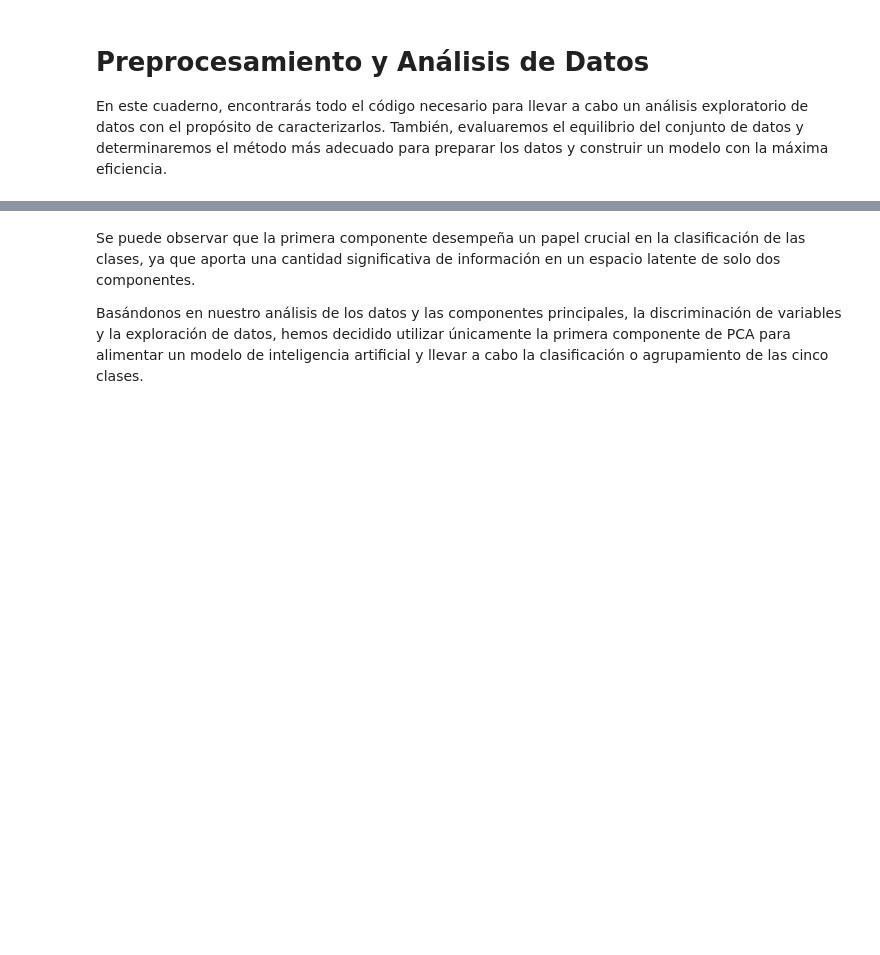
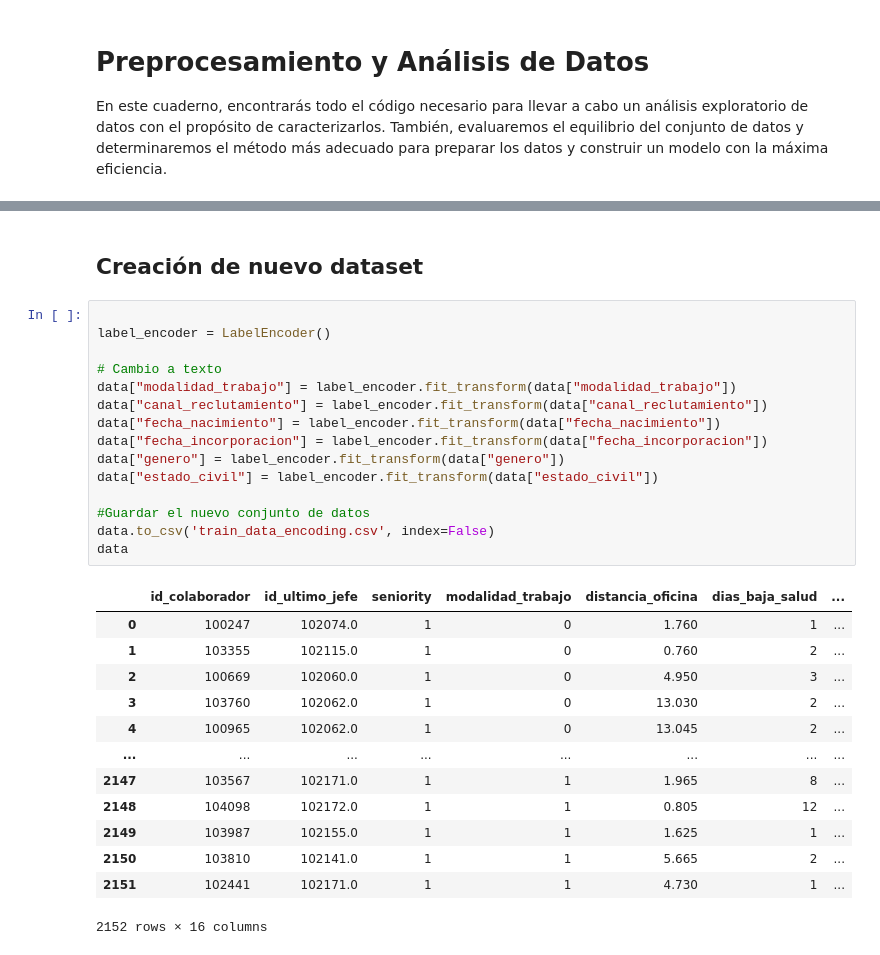
Before and after one commit to DataHumanizers/Data-analysis-and-cleaning, a Jupyter notebook: Preprocesamiento_Analisis.ipynb, the cells around one changed output, grey strips where cells are left out. Saved outputs shown, nothing was run; the diff lists cells and outputs as text; blank space fills up the shorter version.

```diff
--- a/Preprocesamiento_Analisis.ipynb
+++ b/Preprocesamiento_Analisis.ipynb
@@ -166,4 +63,31 @@ WARNING:matplotlib.legend:No artists with labels found to put in legend.  Note t
-# %% [markdown]
-Se puede observar que la primera componente desempeña un papel crucial en la clasificación de las clases, ya que aporta una cantidad significativa de información en un espacio latente de solo dos componentes.
-
-Basándonos en nuestro análisis de los datos y las componentes principales, la discriminación de variables y la exploración de datos, hemos decidido utilizar únicamente la primera componente de PCA para alimentar un modelo de inteligencia artificial y llevar a cabo la clasificación o agrupamiento de las cinco clases.
+# %% [markdown]
+## Creación de nuevo dataset
+# %%
+
+label_encoder = LabelEncoder()
+
+# Cambio a texto
+data["modalidad_trabajo"] = label_encoder.fit_transform(data["modalidad_trabajo"])
+data["canal_reclutamiento"] = label_encoder.fit_transform(data["canal_reclutamiento"])
+data["fecha_nacimiento"] = label_encoder.fit_transform(data["fecha_nacimiento"])
+data["fecha_incorporacion"] = label_encoder.fit_transform(data["fecha_incorporacion"])
+data["genero"] = label_encoder.fit_transform(data["genero"])
+data["estado_civil"] = label_encoder.fit_transform(data["estado_civil"])
+
+#Guardar el nuevo conjunto de datos
+data.to_csv('train_data_encoding.csv', index=False)
+data
+# %% [output]
+|  | id_colaborador | id_ultimo_jefe | seniority | modalidad_trabajo | distancia_oficina | dias_baja_salud | ... |
+| 0 | 100247 | 102074.0 | 1 | 0 | 1.760 | 1 | ... |
+| 1 | 103355 | 102115.0 | 1 | 0 | 0.760 | 2 | ... |
+| 2 | 100669 | 102060.0 | 1 | 0 | 4.950 | 3 | ... |
+| 3 | 103760 | 102062.0 | 1 | 0 | 13.030 | 2 | ... |
+| 4 | 100965 | 102062.0 | 1 | 0 | 13.045 | 2 | ... |
+| ... | ... | ... | ... | ... | ... | ... | ... |
+| 2147 | 103567 | 102171.0 | 1 | 1 | 1.965 | 8 | ... |
+| 2148 | 104098 | 102172.0 | 1 | 1 | 0.805 | 12 | ... |
+| 2149 | 103987 | 102155.0 | 1 | 1 | 1.625 | 1 | ... |
+| 2150 | 103810 | 102141.0 | 1 | 1 | 5.665 | 2 | ... |
+| 2151 | 102441 | 102171.0 | 1 | 1 | 4.730 | 1 | ... |
+2152 rows × 16 columns
```
Also changed, not shown: parts of 22 cells of this notebook.
